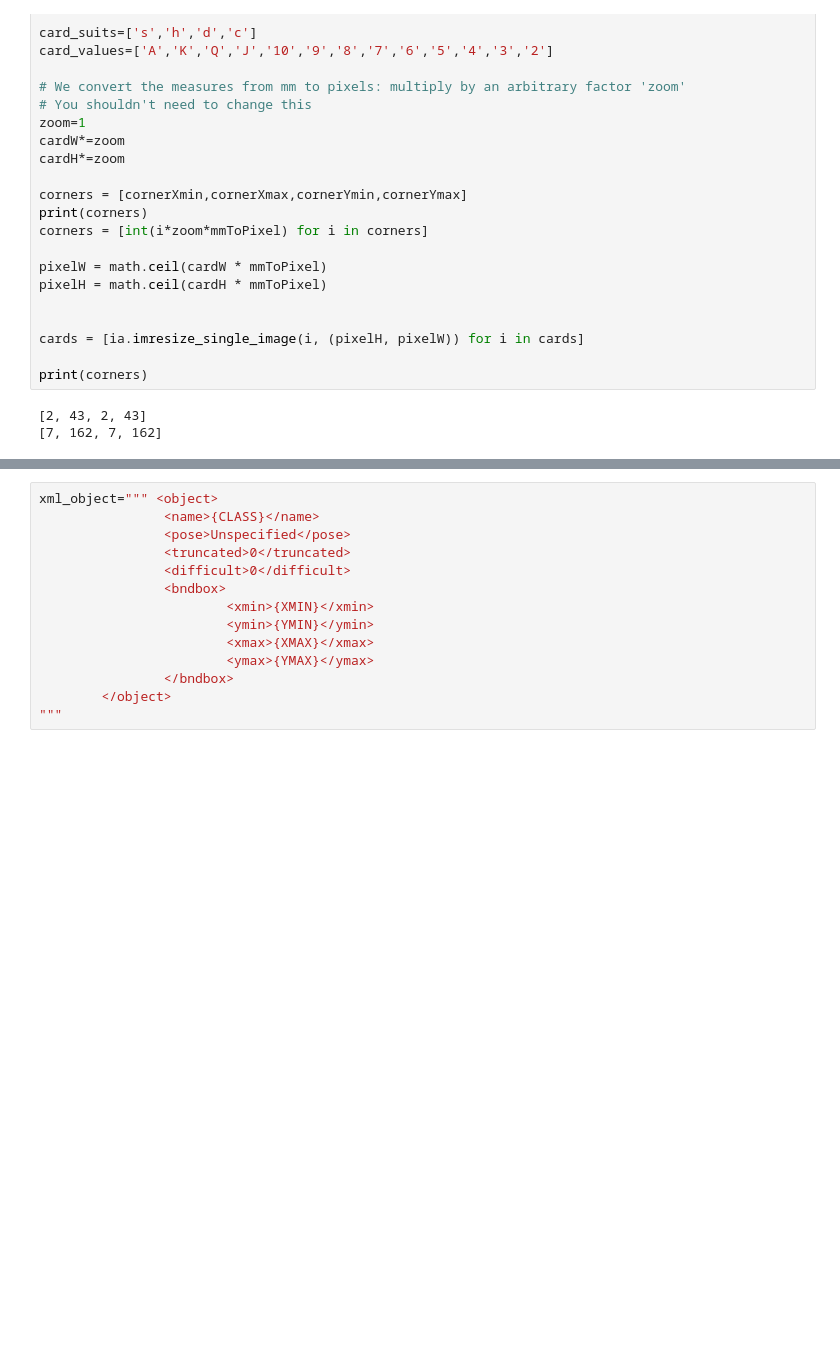
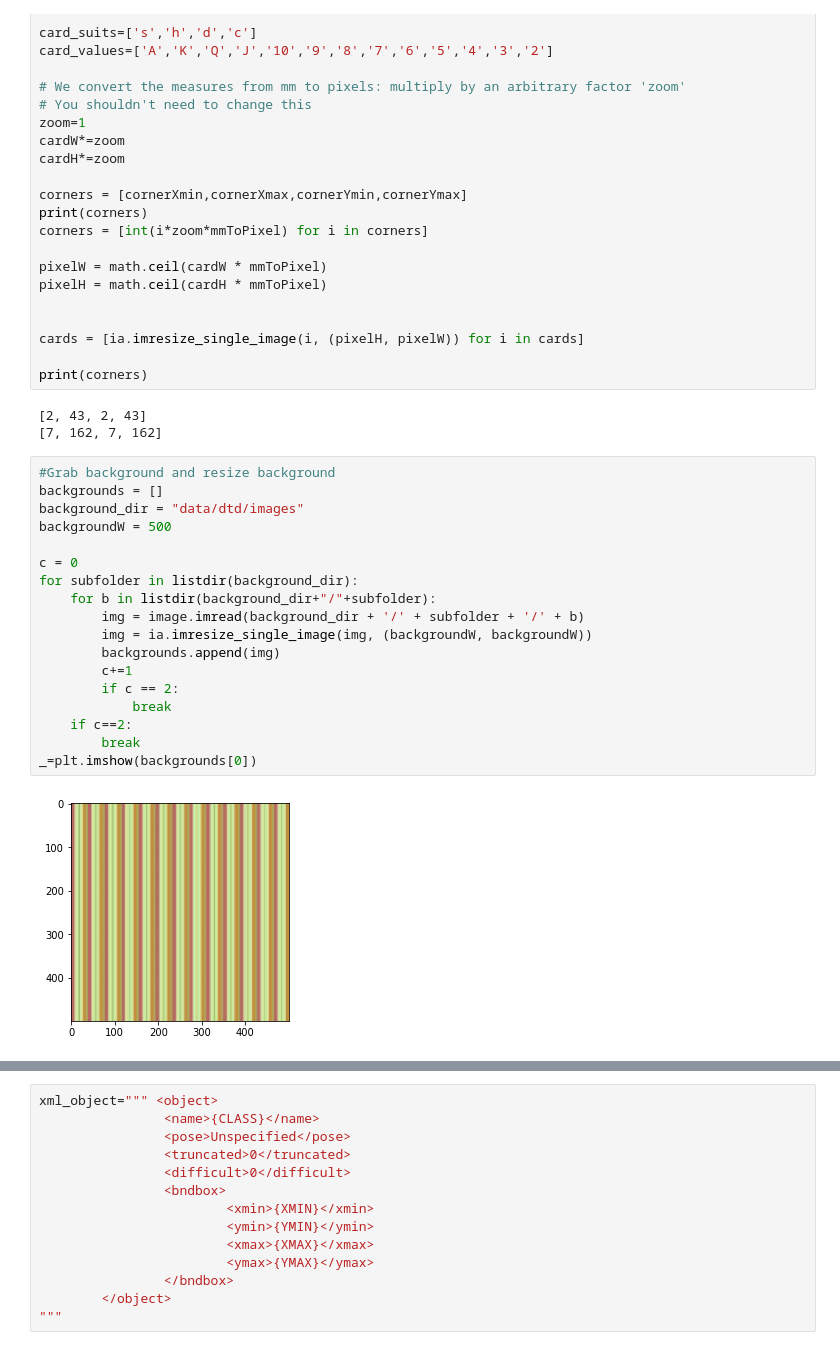
Before and after one commit to WJT98/Blackjack-Perfect-Count, a Jupyter notebook: GenerateImageSet.ipynb, the cells around one changed output, grey strips where cells are left out. Saved outputs shown, nothing was run; the diff lists cells and outputs as text; blank space fills up the shorter version.

```diff
--- a/GenerateImageSet.ipynb
+++ b/GenerateImageSet.ipynb
@@ -74,3 +76,23 @@ print(corners)
 # %% [output]
 [2, 43, 2, 43]
 [7, 162, 7, 162]
+# %%
+#Grab background and resize background
+backgrounds = []
+background_dir = "data/dtd/images"
+backgroundW = 500
+
+c = 0
+for subfolder in listdir(background_dir):
+    for b in listdir(background_dir+"/"+subfolder):
+        img = image.imread(background_dir + '/' + subfolder + '/' + b)
+        img = ia.imresize_single_image(img, (backgroundW, backgroundW))
+        backgrounds.append(img)
+        c+=1
+        if c == 2:
+            break
+    if c==2:
+        break
+_=plt.imshow(backgrounds[0])
+# %% [output]
+[figure, added]
```
Also changed, not shown: parts of 10 cells of this notebook.
